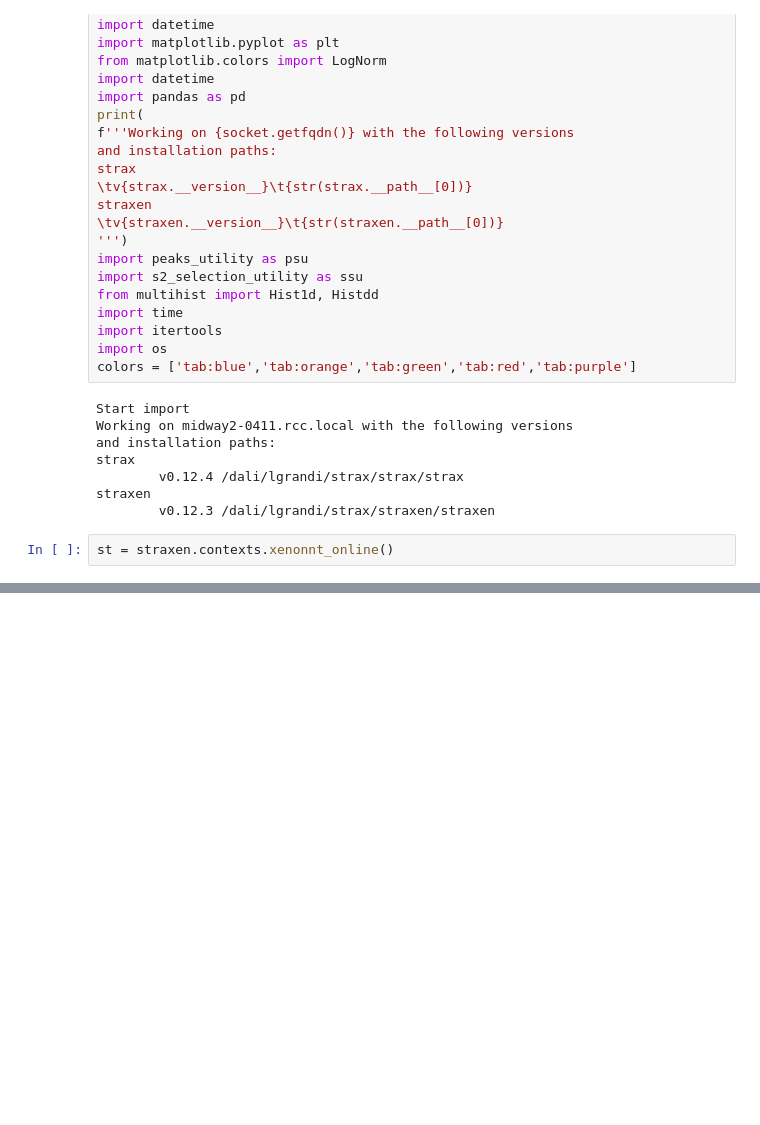
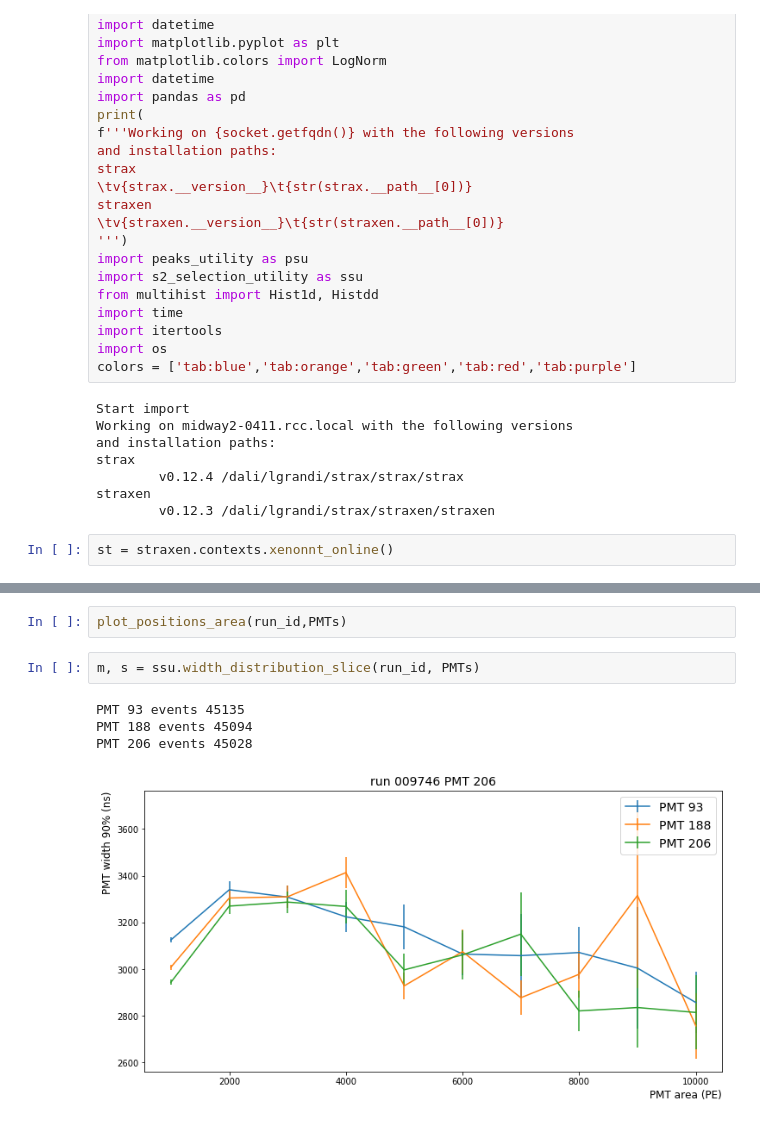
Before and after one commit to valerioda/xenon-note, a Jupyter notebook: fast_response_analysis/anode_test_s2_selection.ipynb, the cells around one changed output, grey strips where cells are left out. Drawn from its saved outputs; the diff is of its cells as text; blank space fills up the shorter version.

```diff
--- a/fast_response_analysis/anode_test_s2_selection.ipynb
+++ b/fast_response_analysis/anode_test_s2_selection.ipynb
@@ -277,0 +173,9 @@ PMT 206 events 6851
+# %%
+plot_positions_area(run_id,PMTs)
+# %%
+m, s = ssu.width_distribution_slice(run_id, PMTs)
+# %% [output]
+PMT 93 events 45135
+PMT 188 events 45094
+PMT 206 events 45028
+[figure, added]
```
Also changed, not shown: parts of 21 cells of this notebook, 23 other files.
